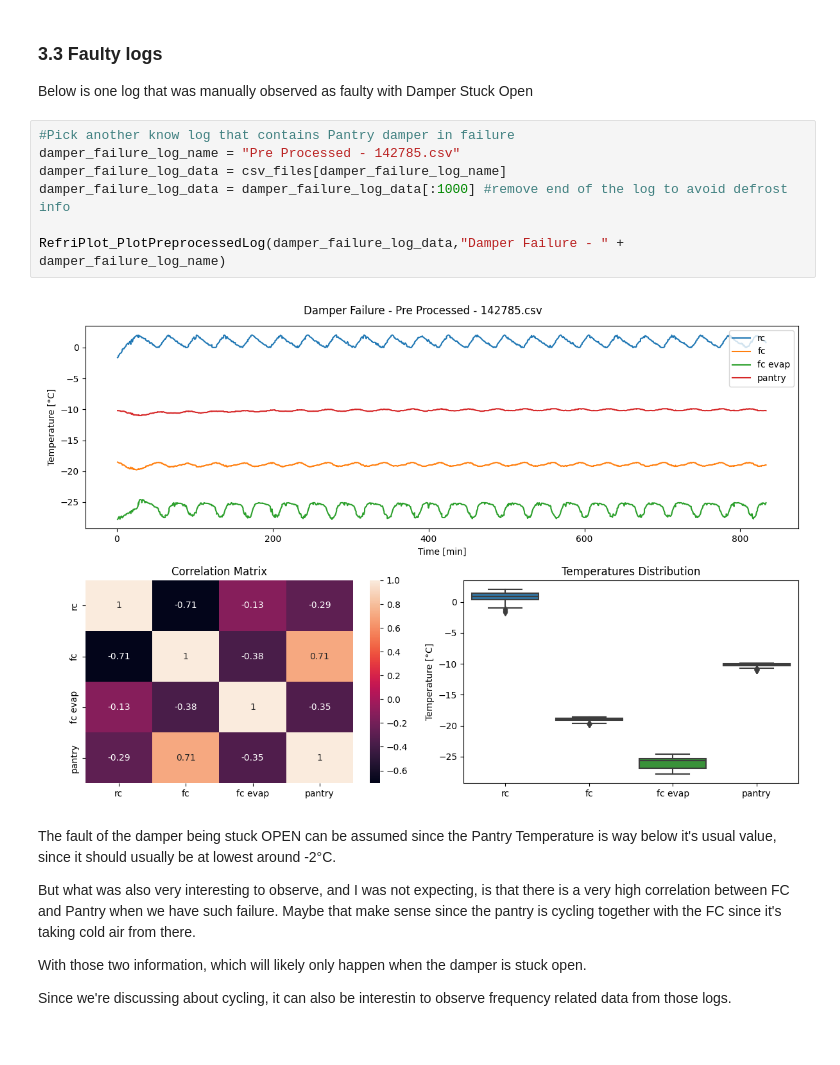
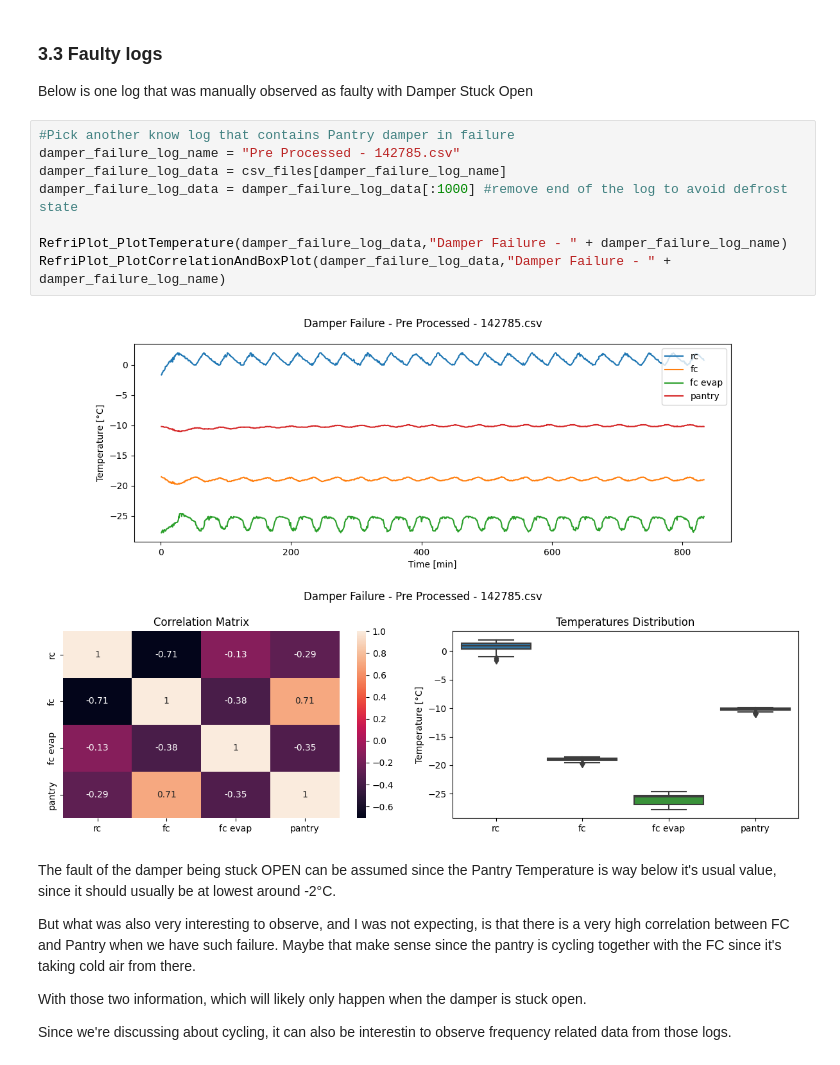
Before and after one commit to jonaseu/AppliedML-Refrigerator_Fault_Detection, a Jupyter notebook: Notebooks/2.EDA-Analyzing_Pre_Processed.ipynb, the cells around one changed output. Drawn from its saved outputs; the diff is of its cells as text.

```diff
--- a/Notebooks/2.EDA-Analyzing_Pre_Processed.ipynb
+++ b/Notebooks/2.EDA-Analyzing_Pre_Processed.ipynb
@@ -133,12 +153,14 @@ Below is one log that was manually observed as faulty with Damper Stuck Open
 # %%
 #Pick another know log that contains Pantry damper in failure
 damper_failure_log_name = "Pre Processed - 142785.csv"
 damper_failure_log_data = csv_files[damper_failure_log_name]
-damper_failure_log_data = damper_failure_log_data[:1000] #remove end of the log to avoid defrost info
+damper_failure_log_data = damper_failure_log_data[:1000] #remove end of the log to avoid defrost state
 
-RefriPlot_PlotPreprocessedLog(damper_failure_log_data,"Damper Failure - " + damper_failure_log_name)
+RefriPlot_PlotTemperature(damper_failure_log_data,"Damper Failure - " + damper_failure_log_name)
+RefriPlot_PlotCorrelationAndBoxPlot(damper_failure_log_data,"Damper Failure - " + damper_failure_log_name)
 # %% [output]
-[figure, old version]
+[figure, new version]
+[figure, added]
 # %% [markdown]
 The fault of the damper being stuck OPEN can be assumed since the Pantry Temperature is way below it's usual value, since it should usually be at lowest around -2°C.
 
```
Also changed, not shown: parts of 11 cells of this notebook, 29 other files.
